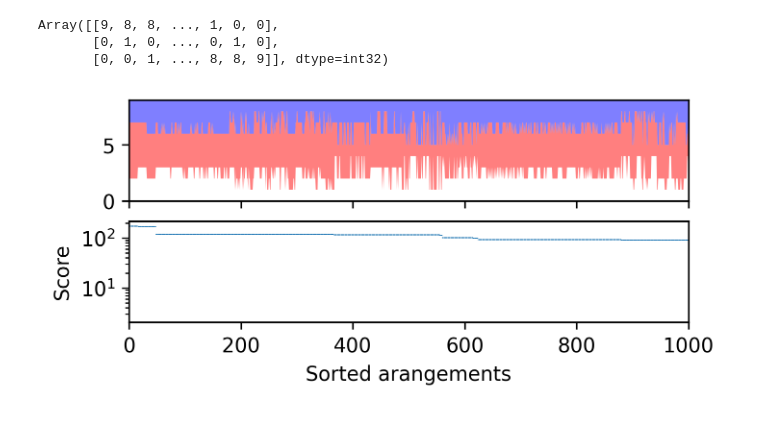
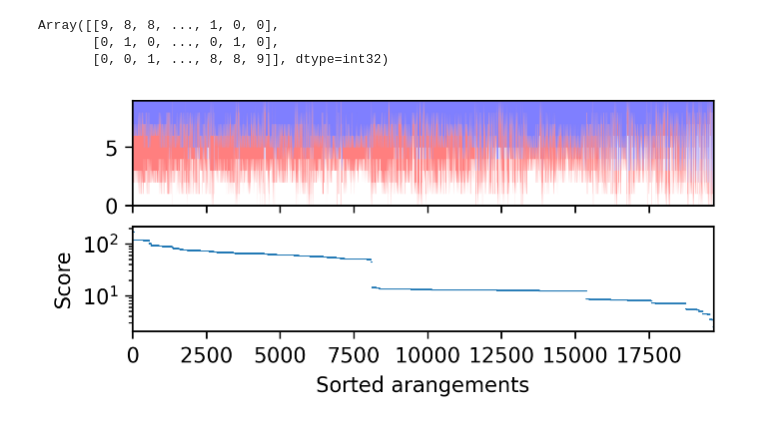
Before and after one commit to JuliusRye/QEC, a Jupyter notebook: Modules/fig_deformation_performance_comparison.ipynb, the cells around one changed output. Saved outputs shown, nothing was run; the diff lists cells and outputs as text; code cells hidden in the pictures.

```diff
--- a/Modules/fig_deformation_performance_comparison.ipynb
+++ b/Modules/fig_deformation_performance_comparison.ipynb
@@ -60,27 +104,27 @@ Array([[9, 8, 8, ..., 1, 0, 0],
 # %%
 order = all_logical_error_rates_PML.argsort()
 
 fig, (ax1, ax2) = plt.subplots(2, 1, dpi=300, figsize=(5,2), sharex=True)
 
 baseline = jnp.zeros(shape=counts.shape[1])
 for count, color in zip(counts[:, order], ['white', 'red', 'blue']):
     ax1.fill_between(
         jnp.arange(0, m**n),
         baseline,
         baseline+count,
         alpha=0.5,
         color=color,
         lw=0
     )
     baseline = baseline + count
 ax1.set_ylim(0, 9)
 
 ax2.plot(jnp.arange(0, m**n), -jnp.log10(.99) / all_logical_error_rates_PML[order], '.', ms=1, mew=0, label="PML decoder")
 ax2.set_ylabel("Score")
 ax2.set_xlabel("Sorted arangements")
-ax2.set_xlim(0, 1000)
+ax2.set_xlim(0, m**n)
 ax2.set_yscale('log')
 
 plt.show()
 # %% [output]
-[figure, old version]
+[figure, new version]
```
Also changed, not shown: parts of 2 cells of this notebook, 11 other files.
